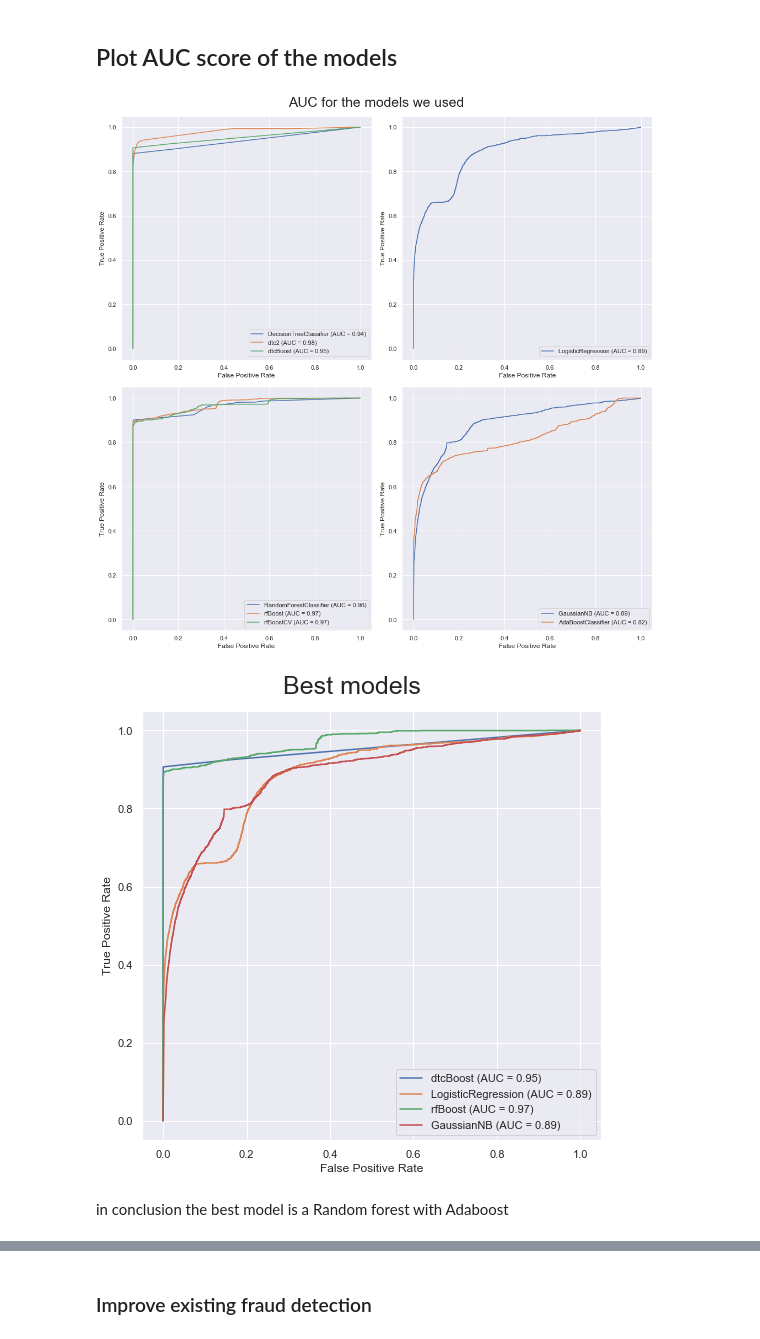
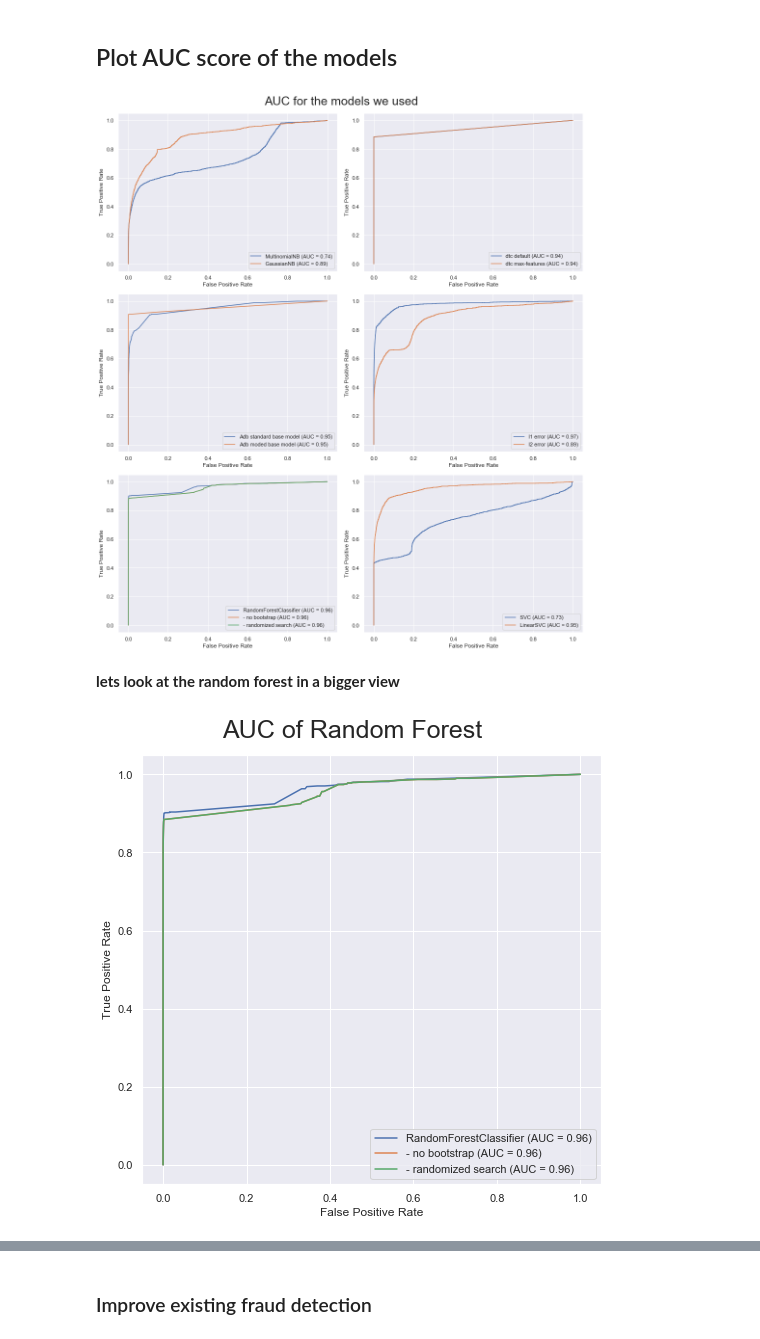
Before and after one commit to MtheEPIC/KaggleProj, a Jupyter notebook: CardTransaction.ipynb, the cells around one changed output, grey strips where cells are left out. Cells and saved outputs as stored; diff of their text form; code cells hidden in the pictures.

Commit message:
all models summary

```diff
--- a/CardTransaction.ipynb
+++ b/CardTransaction.ipynb
@@ -535,5 +888,0 @@ weighted avg       1.00      1.00      1.00    554082
-# %%
-rf = RandomForestClassifier(max_depth=None, random_state=0, n_estimators=10)
-rf.fit(X_train, y_train)
-predictions = rf.predict(X_test)
-evaluate(y_test, predictions)
@@ -575,9 +888,0 @@ weighted avg       1.00      1.00      1.00    554082
-# %%
-# grid adaboost
-parm_grid = dict(n_estimators=np.arange(5, 15, 1), learning_rate=np.linspace(0, 3, 30))
-grid = RandomizedSearchCV(rfBoost, parm_grid, cv=3, scoring='roc_auc', n_iter=2, random_state=0, n_jobs=4)
-grid.fit(X_train, y_train)
-print(grid.best_params_)
-rfBoostCV = grid.best_estimator_
-predictions = grid.predict(X_test)
-evaluate(y_test, predictions)
@@ -602,5 +888,0 @@ weighted avg       1.00      1.00      1.00    554082
-# %%
-dtc = DecisionTreeClassifier()
-dtc.fit(X_train, y_train)
-predictions = dtc.predict(X_test)
-evaluate(y_test, predictions)
@@ -713,40 +889,48 @@ weighted avg       1.00      0.68      0.80    554082
 # %% [markdown]
 ## Plot AUC score of the models
 # %%
-fig, ((ax1, ax2), (ax3, ax4)) = plt.subplots(2, 2, figsize=(14, 14), constrained_layout=True)
-plot_roc_curve(dtc, X_test, y_test, ax=ax1)
-plot_roc_curve(dtc2, X_test, y_test, ax=ax1, name='dtc2')
-plot_roc_curve(dtcBoost, X_test, y_test, ax=ax1, name='dtcBoost')
-plot_roc_curve(lr, X_test, y_test, ax=ax2)
-plot_roc_curve(rf, X_test, y_test, ax=ax3)
-plot_roc_curve(rfBoost, X_test, y_test, ax=ax3, name='rfBoost')
-plot_roc_curve(rfBoostCV, X_test, y_test, ax=ax3, name='rfBoostCV')
-# plot_roc_curve(svc, X_test, y_test, ax=ax)
-plot_roc_curve(gnb, X_test, y_test, ax=ax4)
-plot_roc_curve(gnbBoost, X_test, y_test, ax=ax4)
+fig, ((ax1, ax2), (ax3, ax4), (ax5, ax6)) = plt.subplots(3, 2, figsize=(14, 16), constrained_layout=True)
+
+plot_roc_curve(mnb, X_test, y_test, ax=ax1)
+plot_roc_curve(gnb, X_test, y_test, ax=ax1)
+
+plot_roc_curve(dtc, X_test, y_test, ax=ax2, name='dtc default')
+plot_roc_curve(dtcf, X_test, y_test, ax=ax2, name='dtc max-features')
+
+plot_roc_curve(ab, X_test, y_test, ax=ax3, name='Adb standard base model')
+plot_roc_curve(abt, X_test, y_test, ax=ax3, name='Adb moded base model')
+
+plot_roc_curve(lr1, X_test, y_test, ax=ax4, name='l1 error')
+plot_roc_curve(lr2, X_test, y_test, ax=ax4, name='l2 error')
+
+plot_roc_curve(rf, X_test, y_test, ax=ax5)
+plot_roc_curve(rff, X_test, y_test, ax=ax5, name='- no bootstrap')
+plot_roc_curve(grid, X_test, y_test, ax=ax5, name='- randomized search')
+
+plot_roc_curve(svc, X_test, y_test, ax=ax6)
+plot_roc_curve(lsvc, X_test, y_test, ax=ax6)
 
 fig.suptitle ('AUC for the models we used', fontsize=supSize)
 # ax.set_title('AUC for the models we used', fontsize=titleSize)
 # ax.set_xlabel('Top Most Common Apps', fontsize=labelSize)
 # ax.set_ylabel('App Size In Mb', fontsize=labelSize)
 # ax.set_xticklabels(ax.get_xticklabels(), fontsize=tickSize)
 # ax.set_yticklabels(ax.get_yticklabels(), fontsize=tickSize)
 
 plt.show()
 # %% [output]
-[figure, old version]
+[figure, new version]
+# %% [markdown]
+__lets look at the random forest in a bigger view__
 # %%
-fig, ax = plt.subplots(figsize=(7, 7), constrained_layout=True)
+fig, ax= plt.subplots(figsize=(7, 7), constrained_layout=True)
 
-plot_roc_curve(dtcBoost, X_test, y_test, ax=ax, name='dtcBoost')
-plot_roc_curve(lr, X_test, y_test, ax=ax)
-plot_roc_curve(rfBoost, X_test, y_test, ax=ax, name='rfBoost')
-plot_roc_curve(gnb, X_test, y_test, ax=ax)
+fig.suptitle ('AUC of Random Forest', fontsize=supSize)
 
-fig.suptitle ('Best models', fontsize=supSize)
+plot_roc_curve(rf, X_test, y_test, ax=ax)
+plot_roc_curve(rff, X_test, y_test, ax=ax, name='- no bootstrap')
+plot_roc_curve(grid, X_test, y_test, ax=ax, name='- randomized search')
 
 plt.show()
 # %% [output]
-[figure, old version]
+[figure, new version]
-# %% [markdown]
-in conclusion the best model is a Random forest with Adaboost
```
Also changed, not shown: parts of 81 cells of this notebook.
